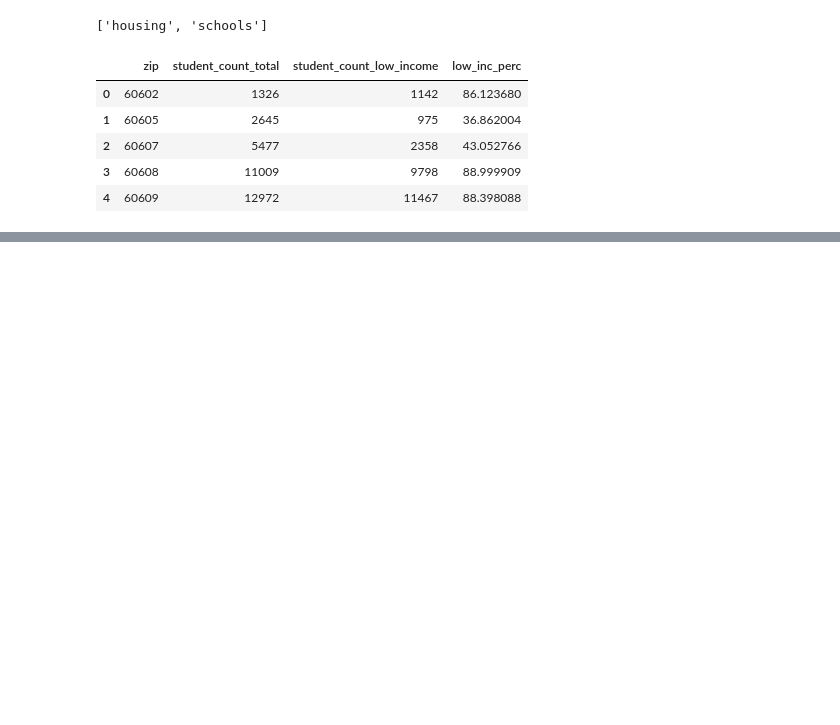
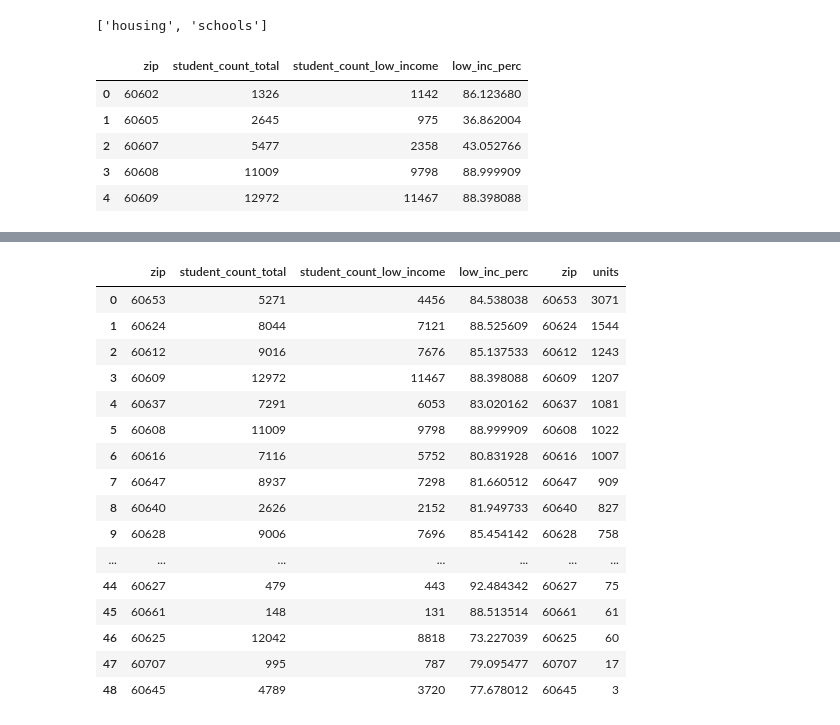
Before and after one commit to psulzen/ETL, a Jupyter notebook: Schools.ipynb, the cells around one changed output, grey strips where cells are left out. Saved outputs shown, nothing was run; the diff lists cells and outputs as text; code cells hidden in the pictures; blank space fills up the shorter version.

```diff
--- a/Schools.ipynb
+++ b/Schools.ipynb
@@ -95,0 +116,20 @@ housing_zip_df.to_sql(name='housing', con=engine, if_exists='append', index=Fals
+# %%
+pd.read_sql_query('select * from schools inner join housing on schools.zip = housing.zip order by housing.units desc', con=engine)
+# %% [output]
+|  | zip | student_count_total | student_count_low_income | low_inc_perc | zip | units |
+| 0 | 60653 | 5271 | 4456 | 84.538038 | 60653 | 3071 |
+| 1 | 60624 | 8044 | 7121 | 88.525609 | 60624 | 1544 |
+| 2 | 60612 | 9016 | 7676 | 85.137533 | 60612 | 1243 |
+| 3 | 60609 | 12972 | 11467 | 88.398088 | 60609 | 1207 |
+| 4 | 60637 | 7291 | 6053 | 83.020162 | 60637 | 1081 |
+| 5 | 60608 | 11009 | 9798 | 88.999909 | 60608 | 1022 |
+| 6 | 60616 | 7116 | 5752 | 80.831928 | 60616 | 1007 |
+| 7 | 60647 | 8937 | 7298 | 81.660512 | 60647 | 909 |
+| 8 | 60640 | 2626 | 2152 | 81.949733 | 60640 | 827 |
+| 9 | 60628 | 9006 | 7696 | 85.454142 | 60628 | 758 |
+| ... | ... | ... | ... | ... | ... | ... |
+| 44 | 60627 | 479 | 443 | 92.484342 | 60627 | 75 |
+| 45 | 60661 | 148 | 131 | 88.513514 | 60661 | 61 |
+| 46 | 60625 | 12042 | 8818 | 73.227039 | 60625 | 60 |
+| 47 | 60707 | 995 | 787 | 79.095477 | 60707 | 17 |
+| 48 | 60645 | 4789 | 3720 | 77.678012 | 60645 | 3 |
```
Also changed, not shown: parts of 3 cells of this notebook, 1 other file.
